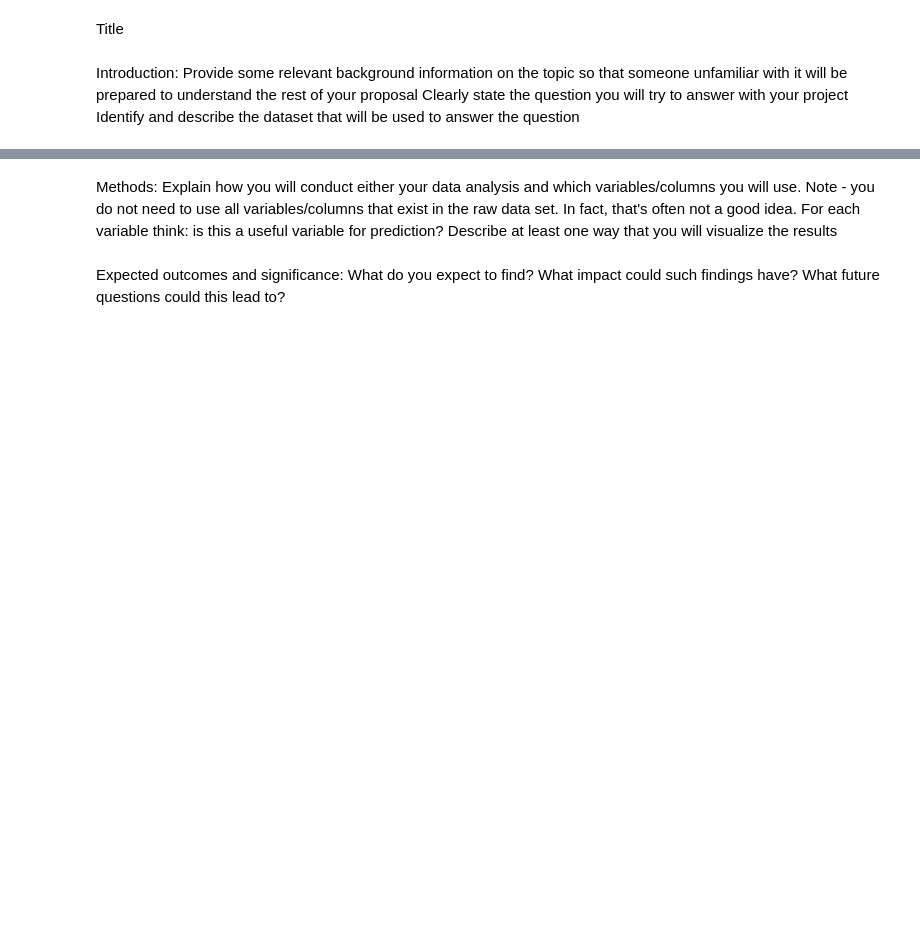
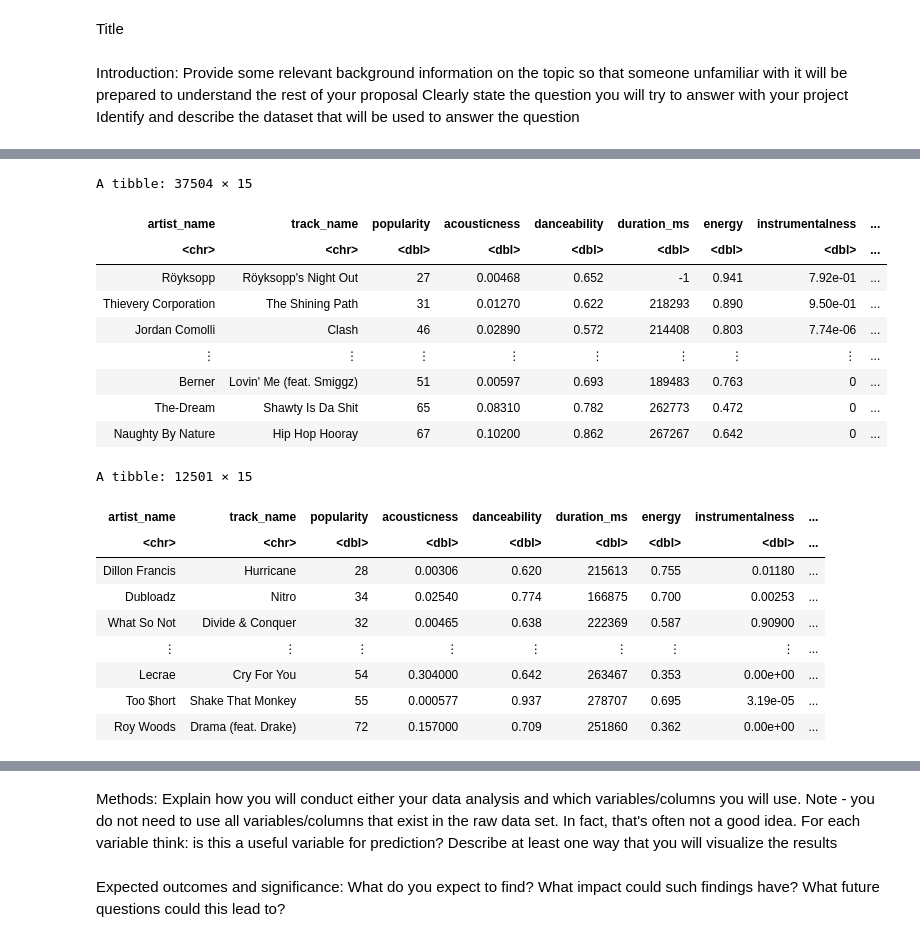
Before and after one commit to Lollipop-27/DCSI100-Project, a Jupyter notebook: Proposal.ipynb, the cells around one changed output, grey strips where cells are left out. Cells and saved outputs as stored; diff of their text form; code cells hidden in the pictures; blank space fills up the shorter version.

```diff
--- a/Proposal.ipynb
+++ b/Proposal.ipynb
@@ -13,0 +137,8 @@ Using only training data, visualize the data with at least one plot relevant to
+# %%
+### spliting the data into training set and testing set, 75% of the data in the training set
+data_split <- initial_split(data_factor, prop = 0.75, strata = music_genre)
+data_train <- training(data_split)
+data_test <- testing(data_split)
+data_train
+data_test
+# %% [output]
@@ -13,0 +147,20 @@ Using only training data, visualize the data with at least one plot relevant to
+A tibble: 37504 × 15
+| artist_name | track_name | popularity | acousticness | danceability | duration_ms | energy | instrumentalness | ... |
+| <chr> | <chr> | <dbl> | <dbl> | <dbl> | <dbl> | <dbl> | <dbl> | ... |
+| Röyksopp | Röyksopp's Night Out | 27 | 0.00468 | 0.652 | -1 | 0.941 | 7.92e-01 | ... |
+| Thievery Corporation | The Shining Path | 31 | 0.01270 | 0.622 | 218293 | 0.890 | 9.50e-01 | ... |
+| Jordan Comolli | Clash | 46 | 0.02890 | 0.572 | 214408 | 0.803 | 7.74e-06 | ... |
+| ⋮ | ⋮ | ⋮ | ⋮ | ⋮ | ⋮ | ⋮ | ⋮ | ... |
+| Berner | Lovin' Me (feat. Smiggz) | 51 | 0.00597 | 0.693 | 189483 | 0.763 | 0 | ... |
+| The-Dream | Shawty Is Da Shit | 65 | 0.08310 | 0.782 | 262773 | 0.472 | 0 | ... |
+| Naughty By Nature | Hip Hop Hooray | 67 | 0.10200 | 0.862 | 267267 | 0.642 | 0 | ... |
+A tibble: 12501 × 15
+| artist_name | track_name | popularity | acousticness | danceability | duration_ms | energy | instrumentalness | ... |
+| <chr> | <chr> | <dbl> | <dbl> | <dbl> | <dbl> | <dbl> | <dbl> | ... |
+| Dillon Francis | Hurricane | 28 | 0.00306 | 0.620 | 215613 | 0.755 | 0.01180 | ... |
+| Dubloadz | Nitro | 34 | 0.02540 | 0.774 | 166875 | 0.700 | 0.00253 | ... |
+| What So Not | Divide & Conquer | 32 | 0.00465 | 0.638 | 222369 | 0.587 | 0.90900 | ... |
+| ⋮ | ⋮ | ⋮ | ⋮ | ⋮ | ⋮ | ⋮ | ⋮ | ... |
+| Lecrae | Cry For You | 54 | 0.304000 | 0.642 | 263467 | 0.353 | 0.00e+00 | ... |
+| Too $hort | Shake That Monkey | 55 | 0.000577 | 0.937 | 278707 | 0.695 | 3.19e-05 | ... |
+| Roy Woods | Drama (feat. Drake) | 72 | 0.157000 | 0.709 | 251860 | 0.362 | 0.00e+00 | ... |
```
Also changed, not shown: parts of 12 cells of this notebook, 1 other file.
